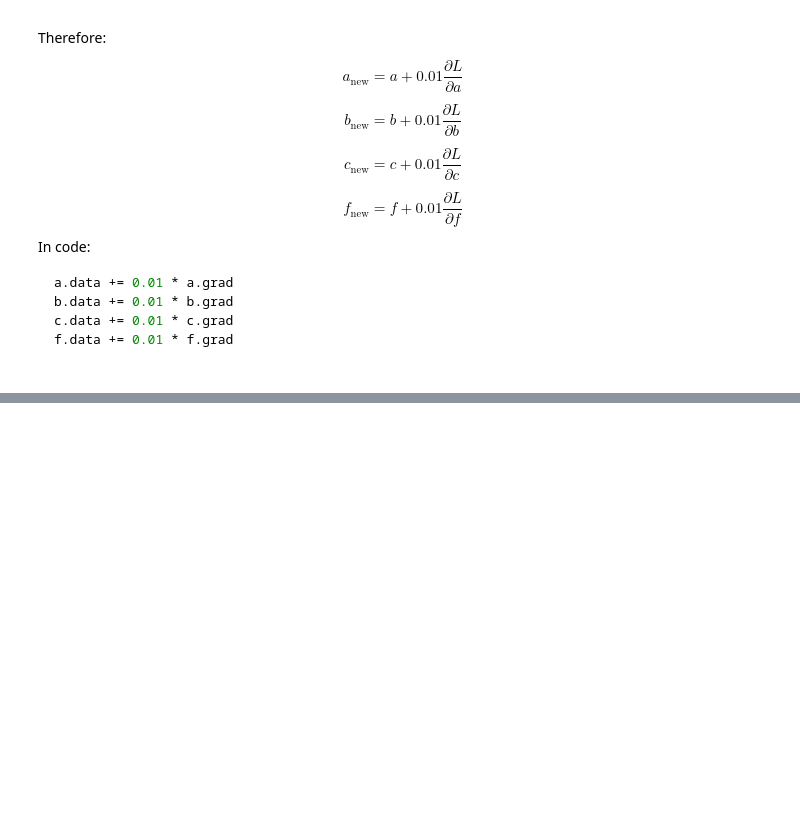
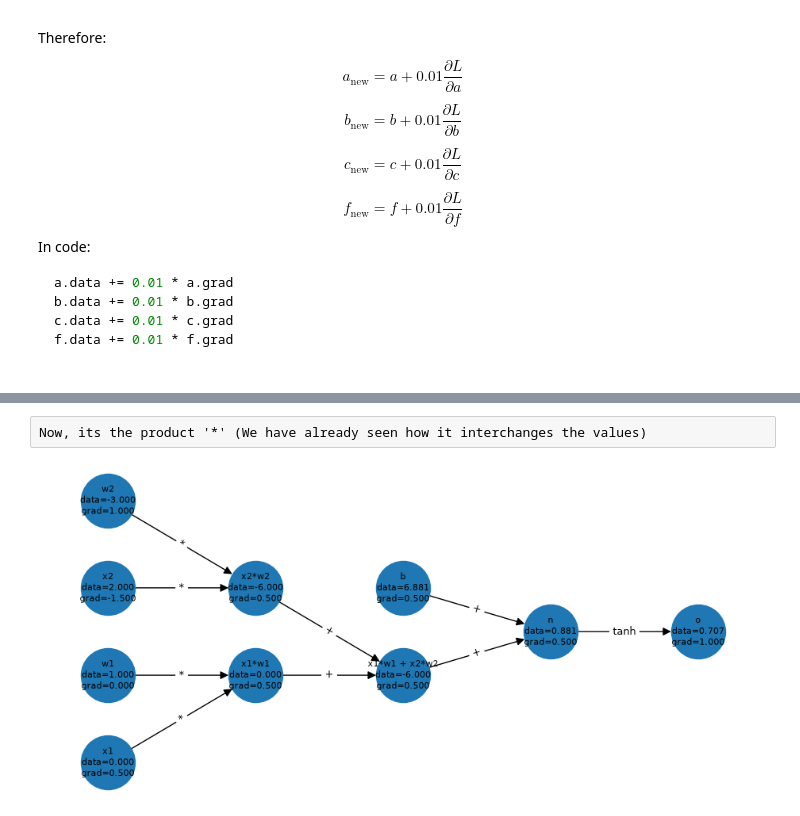
Before and after one commit to HESleagacy/Micrograd, a Jupyter notebook: main.ipynb, the cells around one changed output, grey strips where cells are left out. Saved outputs shown, nothing was run; the diff lists cells and outputs as text; code cells hidden in the pictures; blank space fills up the shorter version.

```diff
--- a/main.ipynb
+++ b/main.ipynb
@@ -1265,0 +1475,2 @@ f.data += 0.01 * f.grad
+# %% [raw]
+Now, its the product '*' (We have already seen how it interchanges the values)
@@ -1265,0 +1482,4 @@ f.data += 0.01 * f.grad
+# %%
+draw_dot(o)
+# %% [output]
+[figure, added]
```
Also changed, not shown: parts of 27 cells of this notebook, 1 other file.
